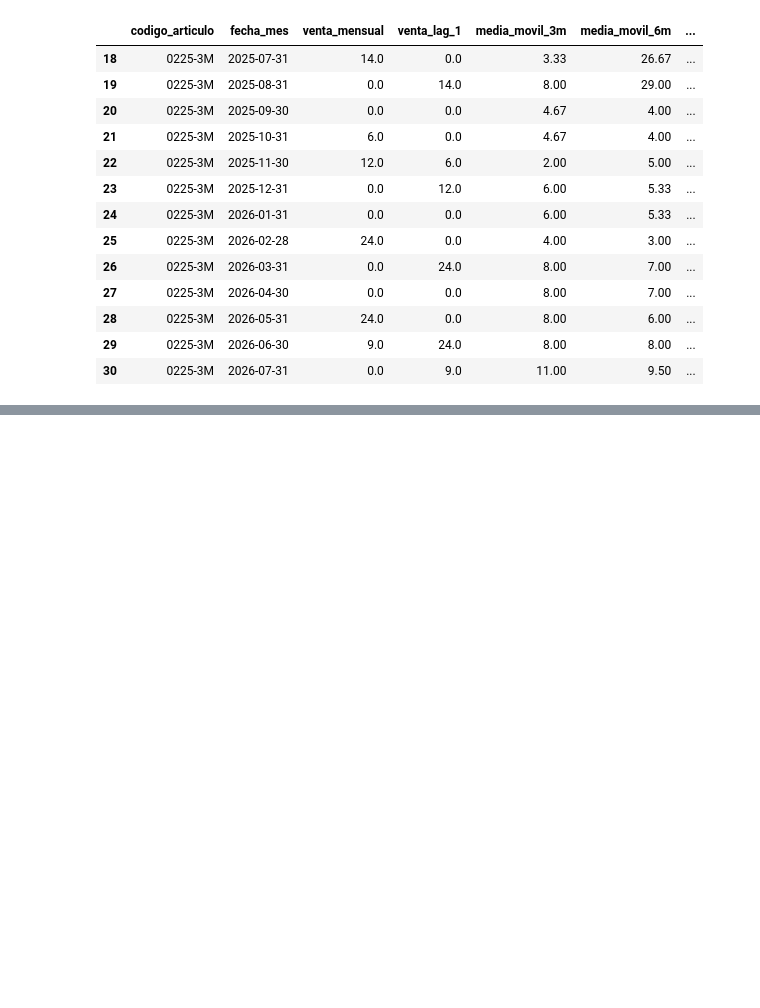
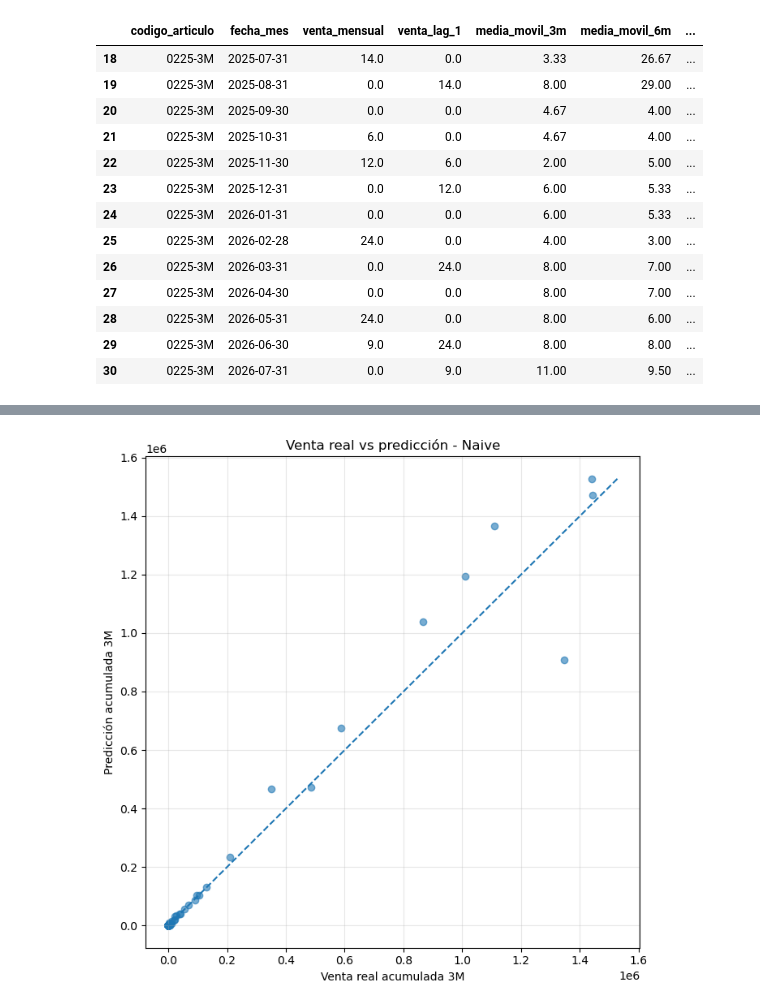
Before and after one commit to choppeb7/Tesis-Master-AI, a Jupyter notebook: 5_Forecast_articulos_clusterizados.ipynb, the cells around one changed output, grey strips where cells are left out. Saved outputs shown, nothing was run; the diff lists cells and outputs as text; code cells hidden in the pictures; blank space fills up the shorter version.

```diff
--- a/5_Forecast_articulos_clusterizados.ipynb
+++ b/5_Forecast_articulos_clusterizados.ipynb
@@ -1027,0 +1488,13 @@ KeyError: 'venta_mensual'
+# %%
+# ============================================================
+# 31. Selección del mejor baseline global
+# ============================================================
+
+df_mejor_baseline_global_3m = (
+    df_metricas_globales_baseline_3m
+    .sort_values("WAPE")
+    .head(1)
+    .reset_index(drop=True)
+)
+
+df_mejor_baseline_global_3m
@@ -1027,0 +1626,39 @@ KeyError: 'venta_mensual'
+# %%
+
+# 35. Real vs predicho del mejor baseline global
+# ============================================================
+
+mejor_modelo_global = df_mejor_baseline_global_3m["modelo_baseline"].iloc[0]
+
+df_plot_real_pred = df_errores_baseline_3m[
+    df_errores_baseline_3m["modelo_baseline"] == mejor_modelo_global
+].copy()
+
+plt.figure(figsize=(7, 7))
+
+plt.scatter(
+    df_plot_real_pred["venta_real_test_3m"],
+    df_plot_real_pred["prediccion_test_3m"],
+    alpha=0.6
+)
+
+max_valor = max(
+    df_plot_real_pred["venta_real_test_3m"].max(),
+    df_plot_real_pred["prediccion_test_3m"].max()
+)
+
+plt.plot(
+    [0, max_valor],
+    [0, max_valor],
+    linestyle="--"
+)
+
+plt.title(f"Venta real vs predicción - {mejor_modelo_global}")
+plt.xlabel("Venta real acumulada 3M")
+plt.ylabel("Predicción acumulada 3M")
+plt.grid(True, alpha=0.3)
+
+plt.tight_layout()
+plt.show()
+# %% [output]
+[figure, added]
```
Also changed, not shown: parts of 17 cells of this notebook.
